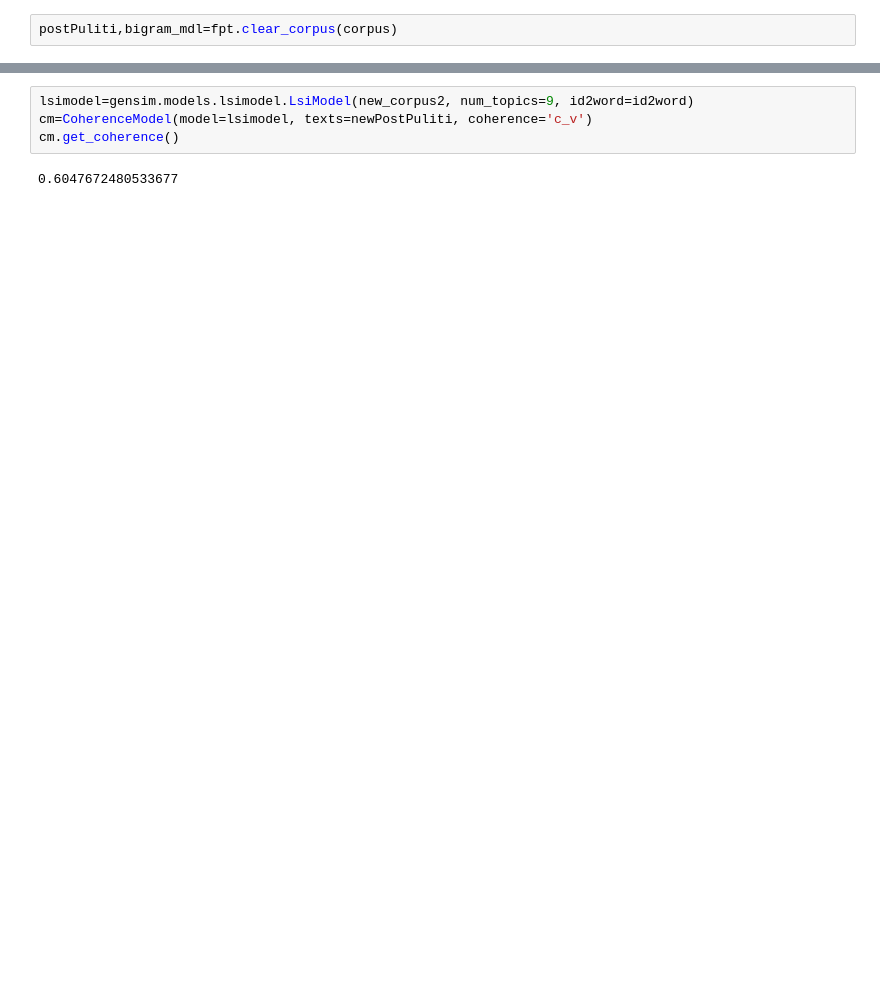
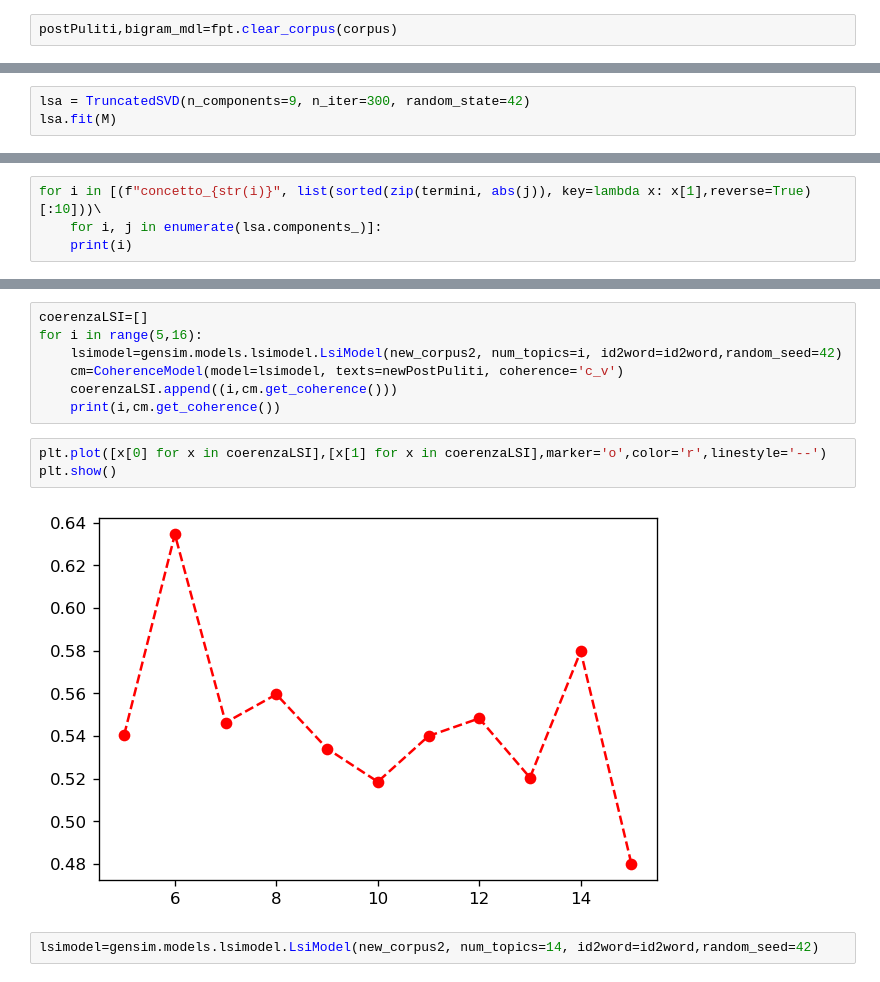
Before and after one commit to francescomarino10/WDA, a Jupyter notebook: ottimizzazione_numero_topic.ipynb, the cells around one changed output, grey strips where cells are left out. Cells and saved outputs as stored; diff of their text form; blank space fills up the shorter version.

```diff
--- a/ottimizzazione_numero_topic.ipynb
+++ b/ottimizzazione_numero_topic.ipynb
@@ -65,0 +89,3 @@ for idx,val in p.items():
+# %%
+lsa = TruncatedSVD(n_components=9, n_iter=300, random_state=42)
+lsa.fit(M)
@@ -65,0 +98,4 @@ for idx,val in p.items():
+# %%
+for i in [(f"concetto_{str(i)}", list(sorted(zip(termini, abs(j)), key=lambda x: x[1],reverse=True)[:10]))\
+    for i, j in enumerate(lsa.components_)]:
+    print(i)
@@ -66,8 +112,16 @@ for idx,val in p.items():
 # %%
-lsimodel=gensim.models.lsimodel.LsiModel(new_corpus2, num_topics=9, id2word=id2word)
-cm=CoherenceModel(model=lsimodel, texts=newPostPuliti, coherence='c_v')
-cm.get_coherence()
+coerenzaLSI=[]
+for i in range(5,16):
+    lsimodel=gensim.models.lsimodel.LsiModel(new_corpus2, num_topics=i, id2word=id2word,random_seed=42)
+    cm=CoherenceModel(model=lsimodel, texts=newPostPuliti, coherence='c_v')
+    coerenzaLSI.append((i,cm.get_coherence()))
+    print(i,cm.get_coherence())
-# %% [output]
-0.6047672480533677
+# %%
+plt.plot([x[0] for x in coerenzaLSI],[x[1] for x in coerenzaLSI],marker='o',color='r',linestyle='--')
+plt.show()
+# %% [output]
+[figure, added]
+# %%
+lsimodel=gensim.models.lsimodel.LsiModel(new_corpus2, num_topics=14, id2word=id2word,random_seed=42)
 # %%
 lsimodel.print_topics()
```
Also changed, not shown: parts of 32 cells of this notebook, 22 other files.
